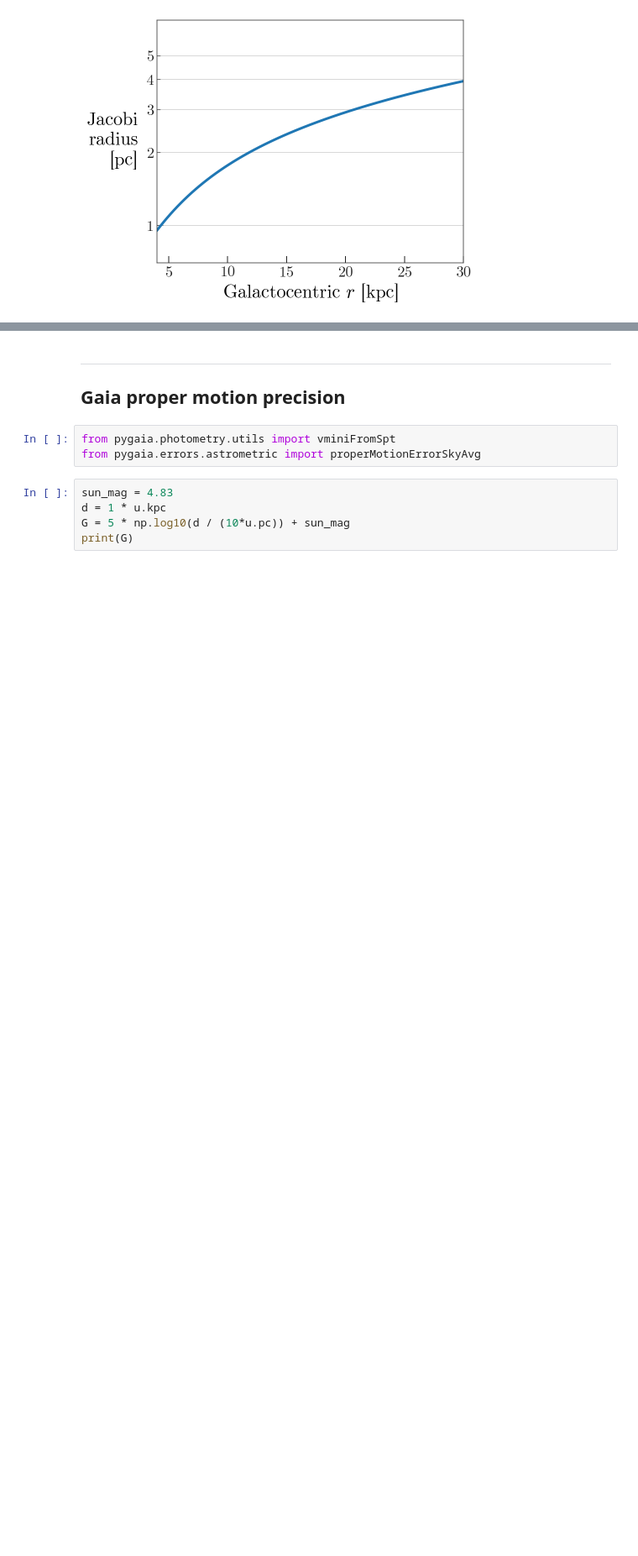
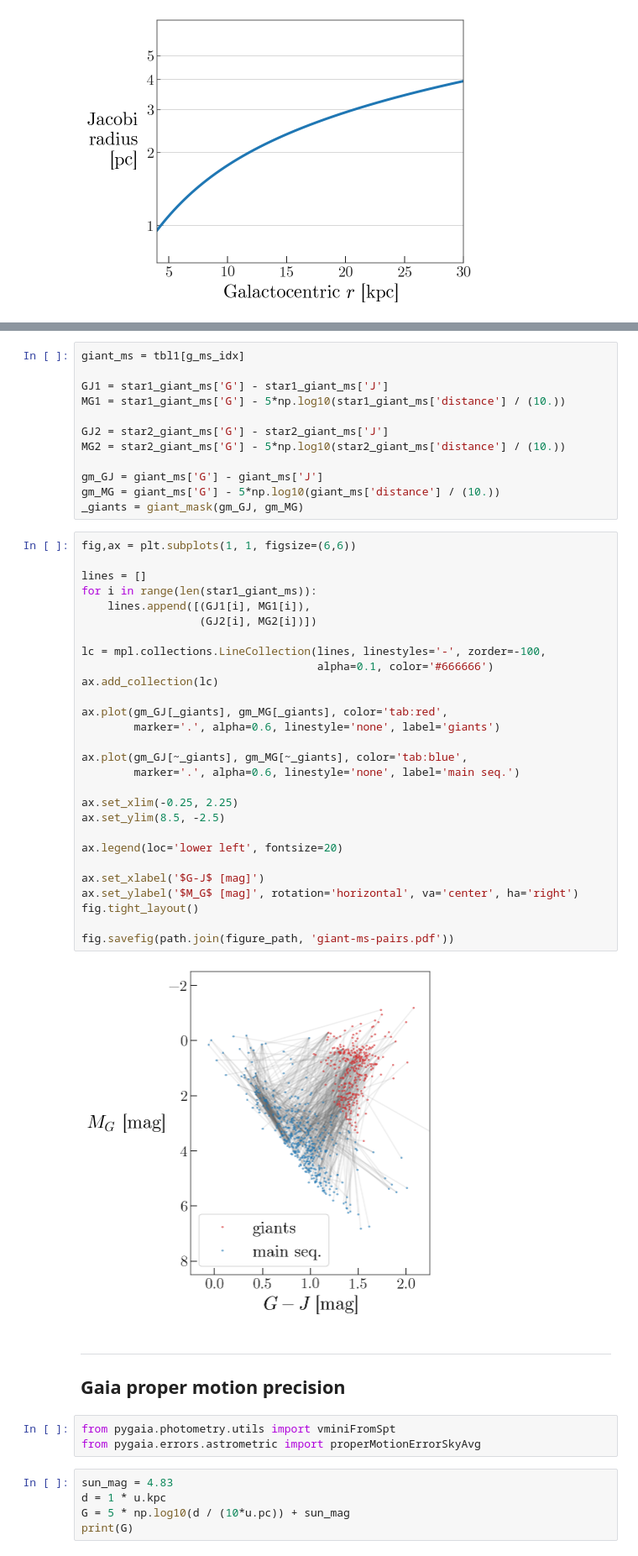
Before and after one commit to adrn/talks, a Jupyter notebook: Comoving stars/Talk figures.ipynb, the cells around one changed output, grey strips where cells are left out. Shown at 84% size. Saved outputs shown, nothing was run; the diff lists cells and outputs as text; blank space fills up the shorter version.

```diff
--- a/Comoving stars/Talk figures.ipynb
+++ b/Comoving stars/Talk figures.ipynb
@@ -88,3 +145,45 @@ fig.savefig(path.join(figure_path, 'jacobi_radius.pdf'))
+# %%
+giant_ms = tbl1[g_ms_idx]
+
+GJ1 = star1_giant_ms['G'] - star1_giant_ms['J']
+MG1 = star1_giant_ms['G'] - 5*np.log10(star1_giant_ms['distance'] / (10.))
+
+GJ2 = star2_giant_ms['G'] - star2_giant_ms['J']
+MG2 = star2_giant_ms['G'] - 5*np.log10(star2_giant_ms['distance'] / (10.))
+
+gm_GJ = giant_ms['G'] - giant_ms['J']
+gm_MG = giant_ms['G'] - 5*np.log10(giant_ms['distance'] / (10.))
+_giants = giant_mask(gm_GJ, gm_MG)
+# %%
+fig,ax = plt.subplots(1, 1, figsize=(6,6))
+
+lines = []
+for i in range(len(star1_giant_ms)):
+    lines.append([(GJ1[i], MG1[i]),
+                  (GJ2[i], MG2[i])])
+
+lc = mpl.collections.LineCollection(lines, linestyles='-', zorder=-100,
+                                    alpha=0.1, color='#666666')
+ax.add_collection(lc)
+
+ax.plot(gm_GJ[_giants], gm_MG[_giants], color='tab:red',
+        marker='.', alpha=0.6, linestyle='none', label='giants')
+
+ax.plot(gm_GJ[~_giants], gm_MG[~_giants], color='tab:blue',
+        marker='.', alpha=0.6, linestyle='none', label='main seq.')
+
+ax.set_xlim(-0.25, 2.25)
+ax.set_ylim(8.5, -2.5)
+
+ax.legend(loc='lower left', fontsize=20)
+
+ax.set_xlabel('$G-J$ [mag]')
+ax.set_ylabel('$M_G$ [mag]', rotation='horizontal', va='center', ha='right')
+fig.tight_layout()
+
+fig.savefig(path.join(figure_path, 'giant-ms-pairs.pdf'))
+# %% [output]
+[figure, added]
 # %% [markdown]
 ---
 
```
Also changed, not shown: parts of 9 cells of this notebook.
